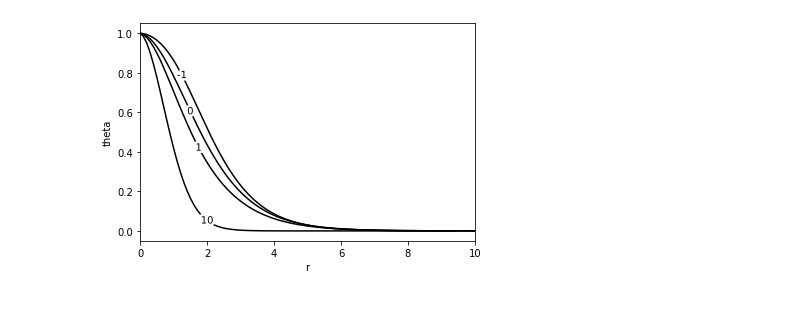
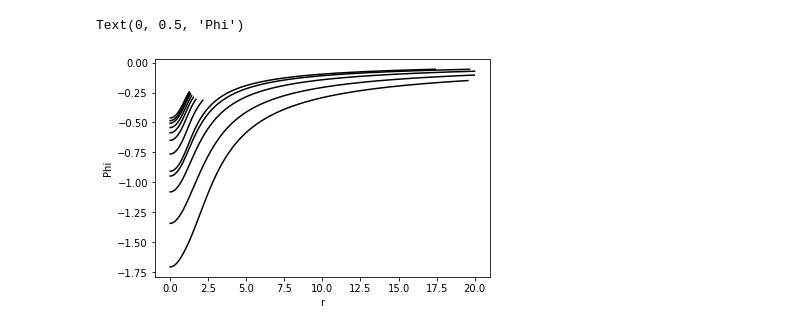
Before and after one commit to gsalinasphys/axionstars, a Jupyter notebook: dilute_ground_em.ipynb, the cells around one changed output. Cells and saved outputs as stored; diff of their text form; code cells hidden in the pictures.

```diff
--- a/dilute_ground_em.ipynb
+++ b/dilute_ground_em.ipynb
@@ -112,10 +112,10 @@ def find_gamma(rinterv_loc, Xs):
 # %%
 # Finding solutions, emparams in the format [scale, center = 0, size = 1]
-scales = [-1, 0, 1, 10]
+scales = np.linspace(-5, 10, 16, endpoint=True)
 thetas, phis, gammas = [], [], []
 for scale in scales:
-    emparams = [scale, 0, 1]
-    phi0_plt = find_sol(emparams)[0]
+    emparams = [scale, 0, 20]
+    phi0_plt = find_bestsol(emparams)[0]
     Xbc_plt = np.array([1, 0, phi0_plt, 0])
     Xs, bpoint = rk4(Xbc_plt, emparams)
     rinterv_cut, Xs = rinterv[:bpoint], Xs[:, :bpoint]
@@ -127,0 +130,20 @@ for scale in scales:
+# %%
+# Save data
+# np.savez("bump_s_0_0dot1.npz", phis = phis, thetas = thetas, gammas = gammas)
+
+# Load saved data
+data = np.load("bump_s_0_0dot1.npz", allow_pickle=True)
+thetas, phis, gammas = data['thetas'], data['phis'], data['gammas']
+# %%
+# Plotting the solutions, emparams in the format [scale, center = 0, size = 1]
+for i, theta in enumerate(thetas):
+    if scales[i] == 0:
+        plt.plot(theta.T[0], theta.T[1], color = 'red', label = str(scales[i]))
+    else:
+        plt.plot(theta.T[0], theta.T[1], color = 'black', label = str(scales[i]))
+plt.xlabel("r")
+plt.ylabel('Theta')
+plt.xlim(left = 0, right = 10);
+
+# xvals = []
+# labelLines(plt.gca().get_lines(),  align=False);
@@ -127,0 +153,6 @@ for scale in scales:
+# %%
+scales = np.linspace(-1, 10, 12, endpoint=True)
+
+plt.scatter(scales,gammas)
+plt.xlabel('Amplitude of perturbation')
+plt.ylabel('Gamma')
@@ -128,12 +162,12 @@ for scale in scales:
 # %%
-# Plotting the solutions, emparams in the format [scale, center = 0, size = 1]
-for i, theta in enumerate(thetas):
-    plt.plot(theta.T[0], theta.T[1], color = 'black', label = str(scales[i]))
+# Plotting the potentials, emparams in the format [scale, center = 0, size = 1]
+for i, phi in enumerate(phis):
+    plt.plot(phi.T[0], phi.T[1] + gammas[i], color = 'black', label = str(scales[i]))
 plt.xlabel("r")
-plt.ylabel('theta')
-plt.xlim(left = 0, right = 10)
+plt.ylabel('Phi')
 
-xvals = [1.25, 1.5, 1.75, 2]
-labelLines(plt.gca().get_lines(), xvals = xvals, align=False);
+# xvals = [1,1,1,1]
+# labelLines(plt.gca().get_lines(), xvals = xvals, align=False);
 # %% [output]
+Text(0, 0.5, 'Phi')
-[figure, old version]
+[figure, new version]
```
Also changed, not shown: parts of 5 cells of this notebook, 17 other files.
